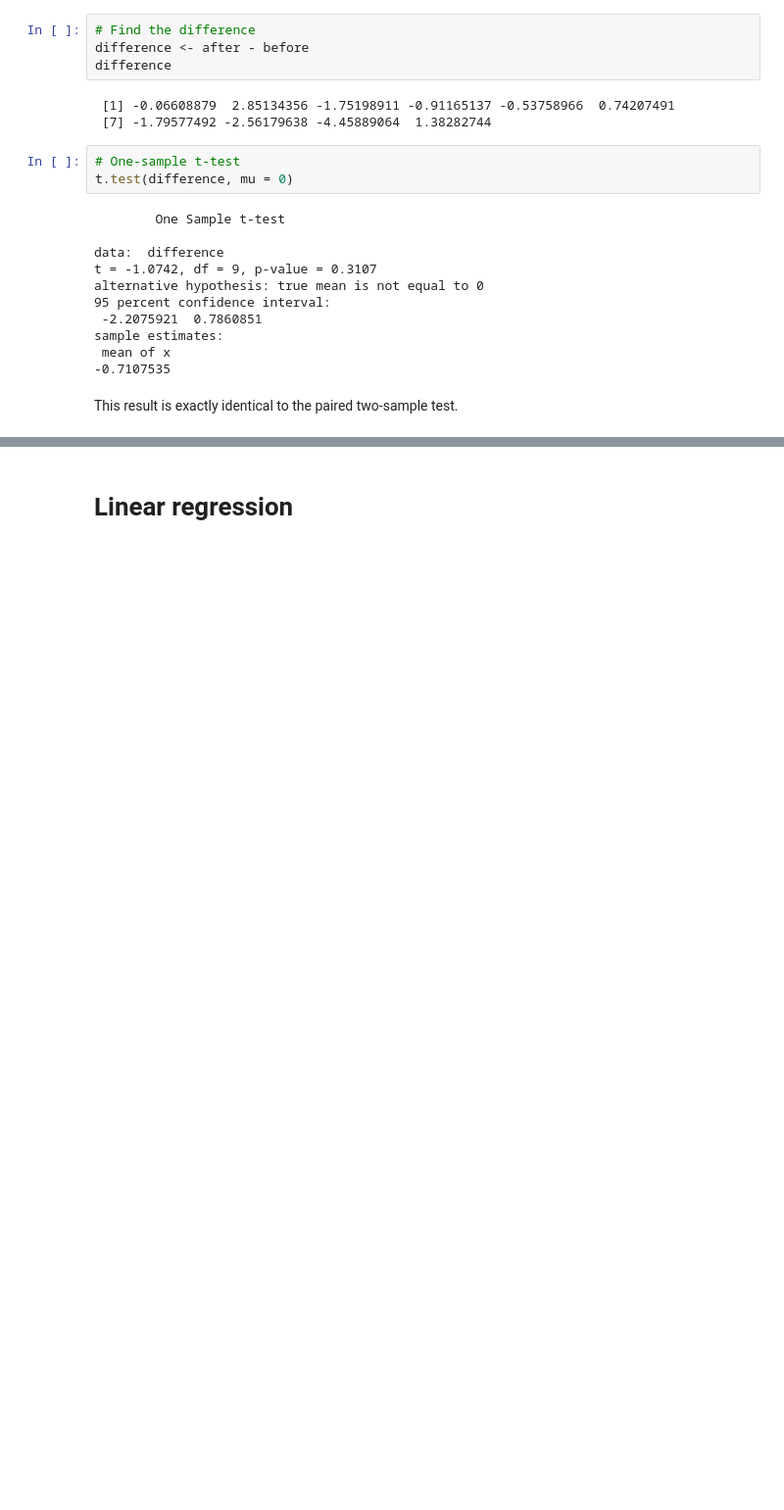
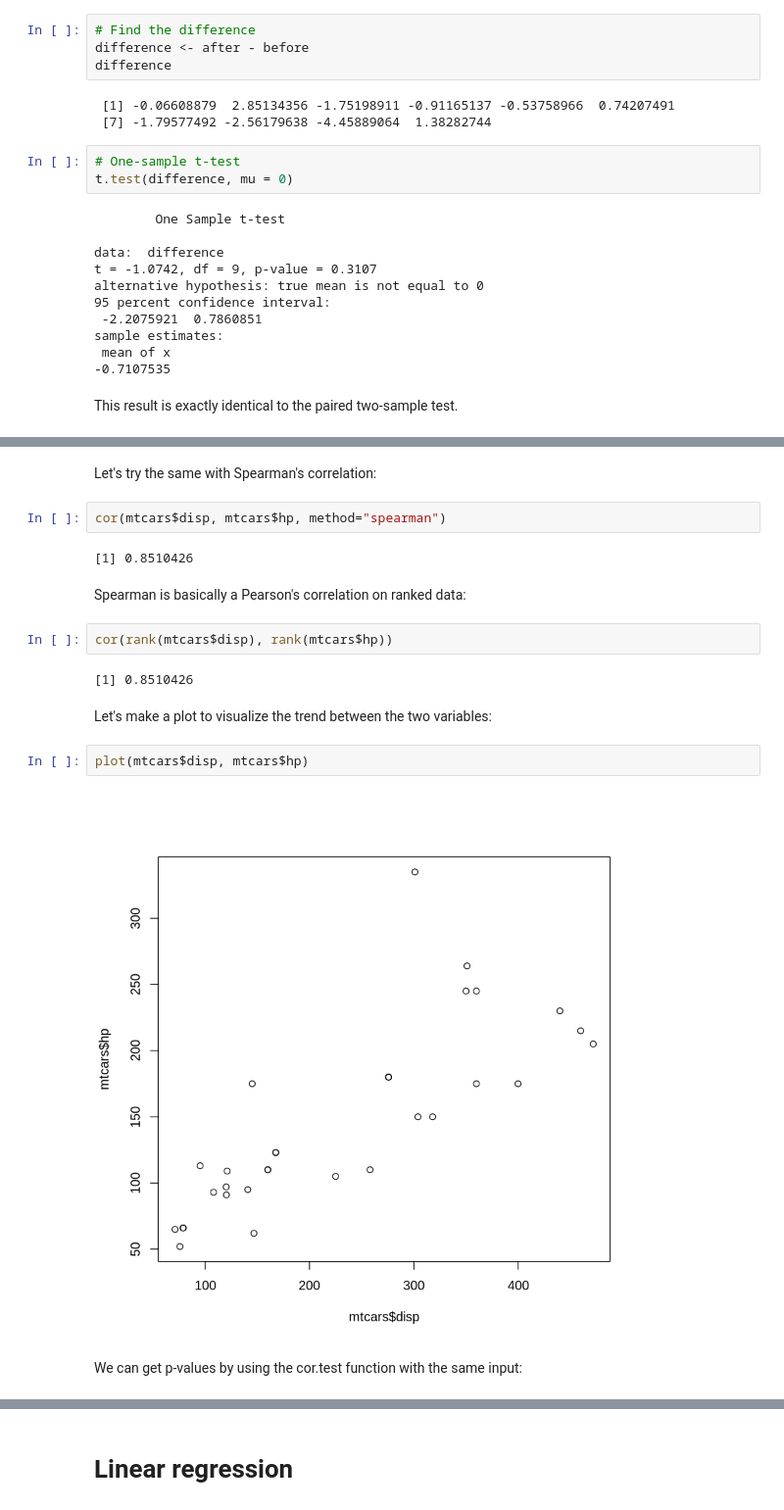
Before and after one commit to microUCPH/amplicon_data_analysis, a Jupyter notebook: ipynb/stats.ipynb, the cells around one changed output, grey strips where cells are left out. Shown at 98% size. Cells and saved outputs as stored; diff of their text form; blank space fills up the shorter version.

```diff
--- a/ipynb/stats.ipynb
+++ b/ipynb/stats.ipynb
@@ -203,0 +237,20 @@ As the paper states: *two variables are correlated when they display an increasi
+# %% [markdown]
+Let's try the same with Spearman's correlation:
+# %%
+cor(mtcars$disp, mtcars$hp, method="spearman")
+# %% [output]
+[1] 0.8510426
+# %% [markdown]
+Spearman is basically a Pearson's correlation on ranked data:
+# %%
+cor(rank(mtcars$disp), rank(mtcars$hp))
+# %% [output]
+[1] 0.8510426
+# %% [markdown]
+Let's make a plot to visualize the trend between the two variables:
+# %%
+plot(mtcars$disp, mtcars$hp)
+# %% [output]
+[figure, added]
+# %% [markdown]
+We can get p-values by using the cor.test function with the same input:
```
Also changed, not shown: parts of 30 cells of this notebook.
